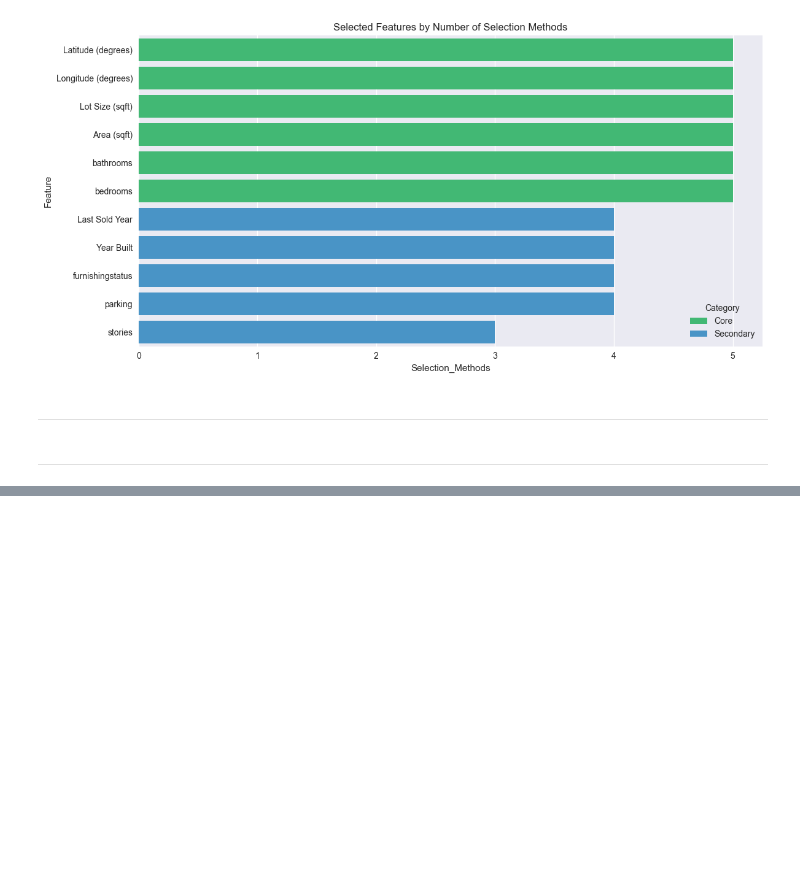
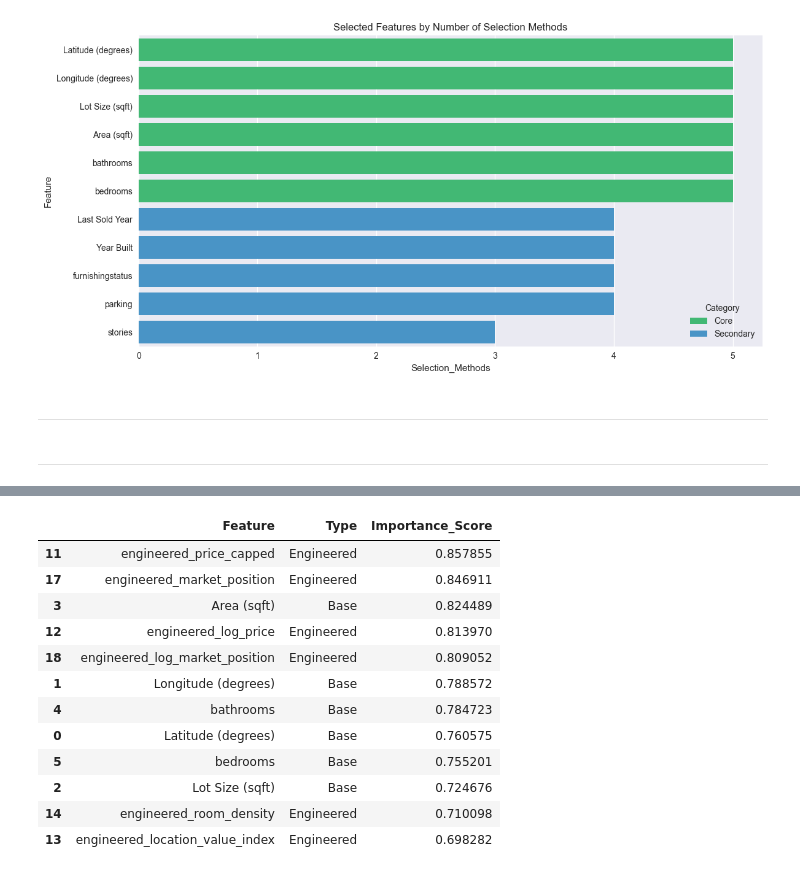
Before and after one commit to CSY2082-2425/assignment-1-ryantigi254, a Jupyter notebook: main_assginment.ipynb, the cells around one changed output, grey strips where cells are left out. Cells and saved outputs as stored; diff of their text form; code cells hidden in the pictures; blank space fills up the shorter version.

```diff
--- a/main_assginment.ipynb
+++ b/main_assginment.ipynb
@@ -913,0 +1202,82 @@ plt.show()
+# %%
+def show_feature_selection_summary(final_features, df_engineered):
+    with warnings.catch_warnings():
+        warnings.simplefilter("ignore")
+
+    # Get base and engineered features
+    base_features = final_features['features']
+    eng_features = [col for col in df_engineered.columns if col.startswith('engineered_')]
+
+    # Calculate feature importance scores
+    importance_scores = {}
+
+    # For base features
+    for f in base_features:
+        corr = abs(df[f].corr(df['Price ($)']))
+        stability = 1 - df[f].isnull().mean()
+        importance_scores[f] = 0.25 * corr + 0.35 * stability + 0.40 * (1 if f in final_features['core_features'] else 0.5)
+
+    # For engineered features
+    for f in eng_features:
+        corr = abs(df_engineered[f].corr(df['Price ($)']))
+        stability = 1 - df_engineered[f].isnull().mean()
+        importance_scores[f] = 0.25 * corr + 0.35 * stability + 0.40 * 0.8  # Slightly lower base weight
+
+    # Create summary DataFrame
+    summary_df = pd.DataFrame({
+        'Feature': list(importance_scores.keys()),
+        'Type': ['Base' if not f.startswith('engineered_') else 'Engineered' for f in importance_scores.keys()],
+        'Importance_Score': list(importance_scores.values())
+    }).sort_values('Importance_Score', ascending=False)
+
+    # Print summary
+    print("\n=== Feature Selection Summary ===")
+    print(f"\nTotal Features Selected: {len(summary_df)}")
+    print(f"Base Features: {len(base_features)}")
+    print(f"Engineered Features: {len(eng_features)}")
+
+    print("\nTop 12 Features by Importance:")
+    display(summary_df.head(12))
+
+    return summary_df
+
+def create_engineered_features(df):
+    df_engineered = pd.DataFrame()
+
+    # Basic Price Transformations
+    df_engineered['engineered_price_capped'] = df['Price ($)'].clip(upper=df['Price ($)'].quantile(0.95))
+    df_engineered['engineered_log_price'] = np.log1p(df_engineered['engineered_price_capped'])
+
+    # Location-Based Features
+    df_engineered['engineered_location_value_index'] = np.sqrt(
+        df['Latitude (degrees)'].rank(pct=True) *
+        df['Longitude (degrees)'].rank(pct=True)
+    )
+
+    # Property Metrics
+    df_engineered['engineered_room_density'] = (
+        (df['bedrooms'] + df['bathrooms']) / df['Area (sqft)']
+    ).clip(upper=df['Area (sqft)'].quantile(0.95))
+
+    df_engineered['engineered_amenity_score'] = (
+        2 * df['parking'] +
+        1.5 * df['furnishingstatus'] +
+        1 * df['stories']
+    )
+
+    # Age Factor
+    df_engineered['engineered_age_factor'] = 1 / (1 + 0.03 * (2024 - df['Year Built']))
+
+    # Market Position
+    price_per_sqft = df['Price ($)'] / df['Area (sqft)']
+    df_engineered['engineered_market_position'] = price_per_sqft.clip(upper=price_per_sqft.quantile(0.95))
+    df_engineered['engineered_log_market_position'] = np.log1p(df_engineered['engineered_market_position'])
+
+    return df_engineered
+
+# Create engineered features
+df_engineered = create_engineered_features(df)
+
+# Feature selection summary
+feature_summary = show_feature_selection_summary(final_features, df_engineered)
+# %% [output]
@@ -913,0 +1301,13 @@ plt.show()
+|  | Feature | Type | Importance_Score |
+| 11 | engineered_price_capped | Engineered | 0.857855 |
+| 17 | engineered_market_position | Engineered | 0.846911 |
+| 3 | Area (sqft) | Base | 0.824489 |
+| 12 | engineered_log_price | Engineered | 0.813970 |
+| 18 | engineered_log_market_position | Engineered | 0.809052 |
+| 1 | Longitude (degrees) | Base | 0.788572 |
+| 4 | bathrooms | Base | 0.784723 |
+| 0 | Latitude (degrees) | Base | 0.760575 |
+| 5 | bedrooms | Base | 0.755201 |
+| 2 | Lot Size (sqft) | Base | 0.724676 |
+| 14 | engineered_room_density | Engineered | 0.710098 |
+| 13 | engineered_location_value_index | Engineered | 0.698282 |
```
Also changed, not shown: parts of 13 cells of this notebook, 5 other files.
